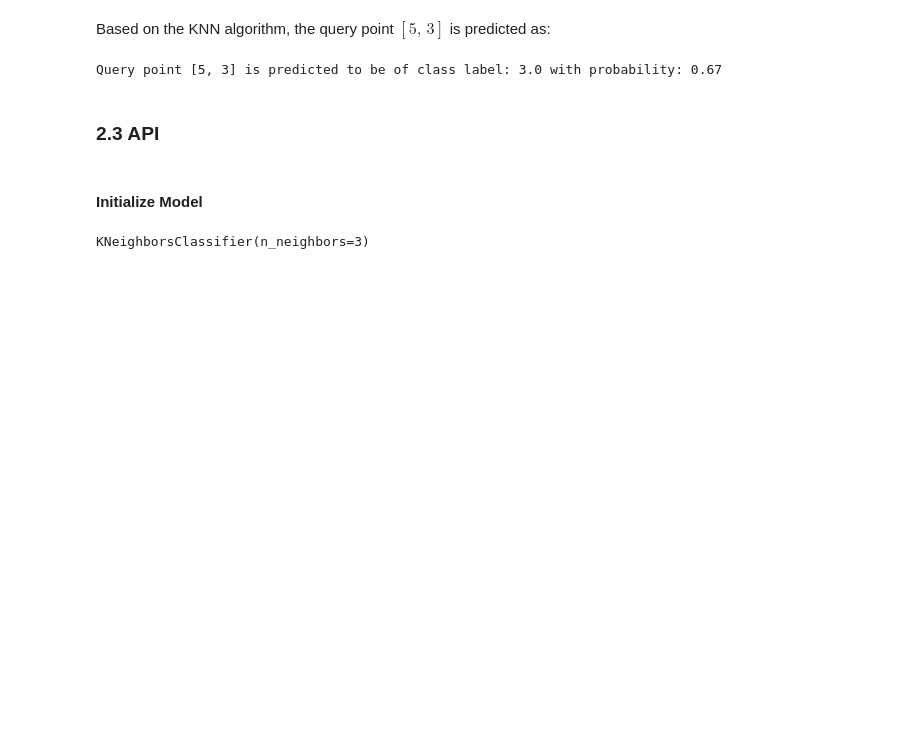
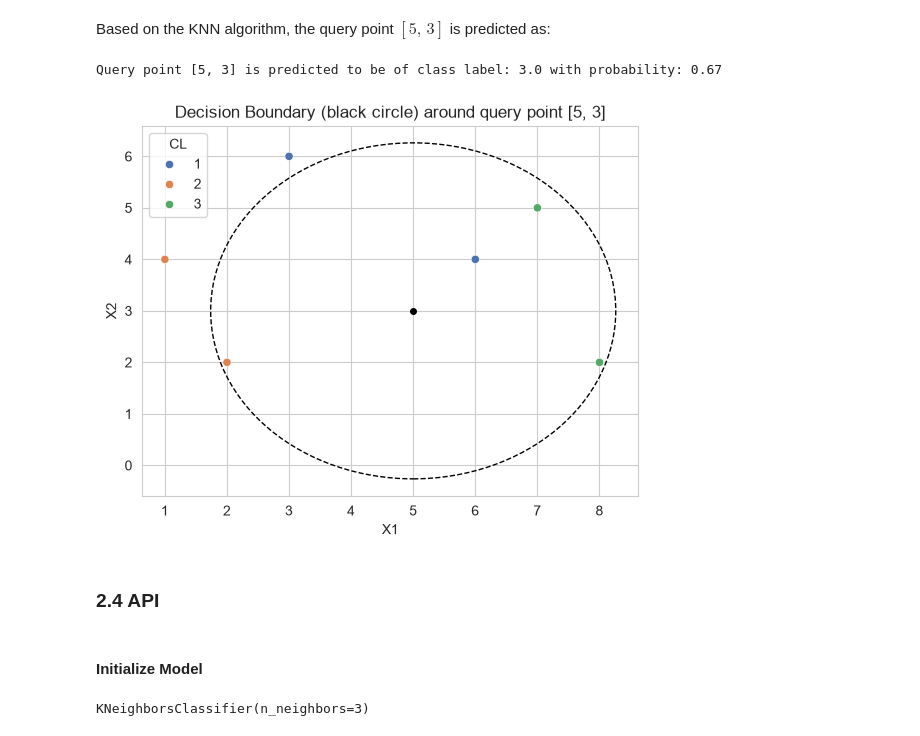
Before and after one commit to dheemanth-bhat/supervised-ml-algorithms, a Jupyter notebook: 03_K_Nearest_Neighbors/01_K_Nearest_Neighbors_1.ipynb, the cells around one changed output. Saved outputs shown, nothing was run; the diff lists cells and outputs as text; code cells hidden in the pictures; blank space fills up the shorter version.

```diff
--- a/03_K_Nearest_Neighbors/01_K_Nearest_Neighbors_1.ipynb
+++ b/03_K_Nearest_Neighbors/01_K_Nearest_Neighbors_1.ipynb
@@ -351,6 +376,6 @@ plt.show()
 # %%
-top_k_preds = knn_algorithm(df=smp_df, class_label="CL", query_point=qp, k=3)
-top_k_preds
+cl_preds, k_nbrs = knn_algorithm(df=smp_df, class_label="CL", query_point=qp, k=3)
+cl_preds
 # %% [output]
 |  | CL | probs |
 | 0 | 3 | 0.67 |
@@ -363,8 +388,12 @@ qp_y, qp_prob = top_k_preds.iloc[0]
 print(f"Query point {qp} is predicted to be of class label: {qp_y} with probability: {qp_prob}")
 # %% [output]
 Query point [5, 3] is predicted to be of class label: 3.0 with probability: 0.67
+# %%
+plot_decision_boundary(smp_df["X1"], smp_df["X2"], smp_df["CL"], qp, k_nbrs.iloc[-1, -1])
+# %% [output]
+[figure, added]
 # %% [markdown]
-### 2.3 API
+### 2.4 API
 # %%
 from sklearn.neighbors import KNeighborsClassifier
 # %% [markdown]
```
Also changed, not shown: parts of 21 cells of this notebook, 2 other files.
